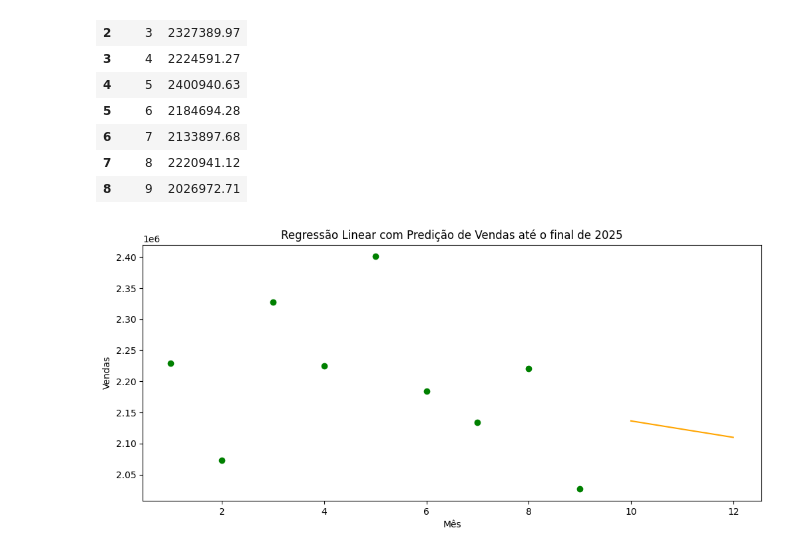
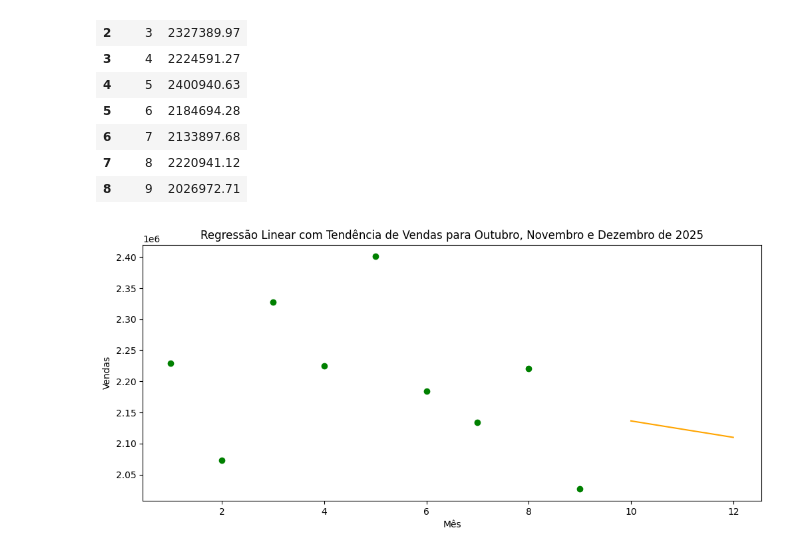
Before and after one commit to pjunior77/Projeto_Nara_Varejo, a Jupyter notebook: RegressaoLinear_PredicaoVendas2025.ipynb, the cells around one changed output. Saved outputs shown, nothing was run; the diff lists cells and outputs as text; code cells hidden in the pictures.

```diff
--- a/RegressaoLinear_PredicaoVendas2025.ipynb
+++ b/RegressaoLinear_PredicaoVendas2025.ipynb
@@ -87,23 +87,23 @@ dfVendasMes2025
 # %%
 #Defino o x e y do modelo
 x = dfVendasMes2025[["Mês"]]
 y = dfVendasMes2025["Valor_Total"]
 
 #Treinar o modelo
 modelo = LinearRegression()
 modelo.fit(x,y)
 
 #Fazer a predição para as vendas até o final de 2025
 x_predicao = pd.DataFrame({"Mês": [10, 11, 12]})
 y_predicao = modelo.predict(x_predicao)
 
 #Visualizar o gráfico
 plt.figure(figsize=(12,5))
 plt.scatter(dfVendasMes2025["Mês"], dfVendasMes2025["Valor_Total"], color='green')
 plt.plot(x_predicao["Mês"], y_predicao, color='orange')
 plt.xlabel("Mês")
 plt.ylabel("Vendas")
-plt.title("Regressão Linear com Predição de Vendas até o final de 2025")
+plt.title("Regressão Linear com Tendência de Vendas para Outubro, Novembro e Dezembro de 2025")
 plt.show()
 # %% [output]
-[figure, old version]
+[figure, new version]
```
Also changed, not shown: 3 other files.
